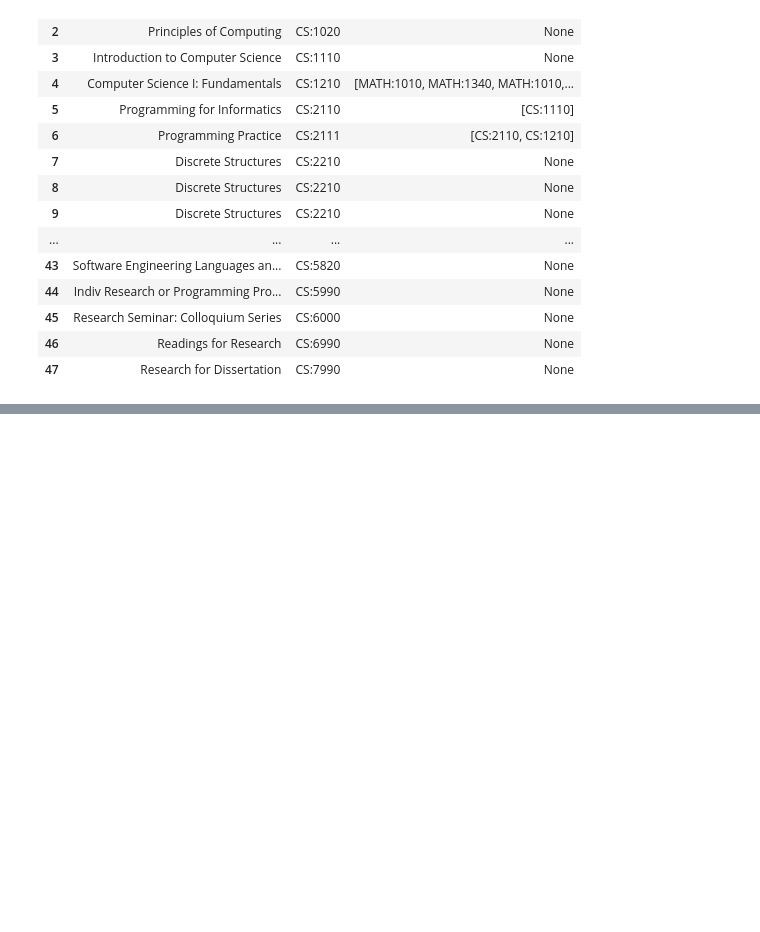
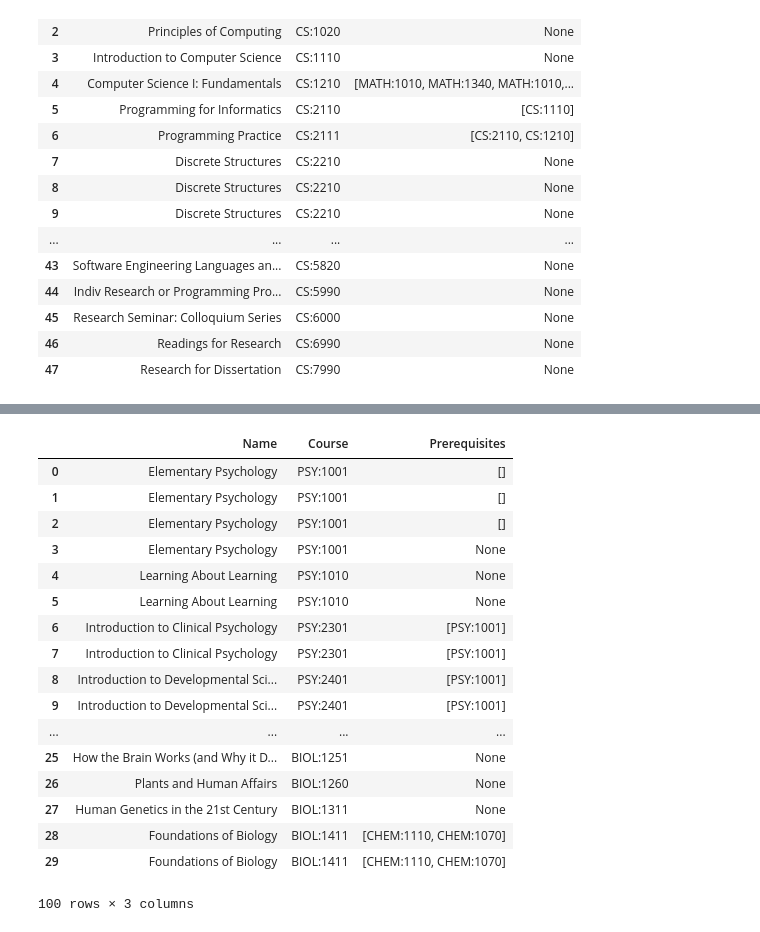
Before and after one commit to ryan-p-larson/hackathon, a Jupyter notebook: notebooks/03-format-classes.ipynb, the cells around one changed output, grey strips where cells are left out. Drawn from its saved outputs; the diff is of its cells as text; code cells hidden in the pictures; blank space fills up the shorter version.

```diff
--- a/notebooks/03-format-classes.ipynb
+++ b/notebooks/03-format-classes.ipynb
@@ -19,7 +19,9 @@ def format_name(x):
 def format_prereqs(prereq):
     if (prereq == None):
         return None
-    elif (prereq.startswith('None')):
+    elif (type(prereq) != str):
+        prereq = str(prereq)
+    elif prereq.startswith('None'):
         return None
 
     words = prereq.split()
@@ -75,3 +77,14 @@ CS:5710:0AAA Minimum Fee Hours
 | 45 | Research Seminar: Colloquium Series | CS:6000 | None |
 | 46 | Readings for Research | CS:6990 | None |
 | 47 | Research for Dissertation | CS:7990 | None |
+# %%
+data_frames = []
+for i in ['PSY', 'BIO']:#departments:
+    # hold all of the class dependencies
+    class_df = get_department_df(i)
+
+    # add to dataframes
+    data_frames.append(class_df)
+
+all_classes = pd.concat(data_frames)
+all_classes.head()
@@ -77,0 +115,21 @@ CS:5710:0AAA Minimum Fee Hours
+# %%
+ all_classes.head(100)
+# %% [output]
+|  | Name | Course | Prerequisites |
+| 0 | Elementary Psychology | PSY:1001 | [] |
+| 1 | Elementary Psychology | PSY:1001 | [] |
+| 2 | Elementary Psychology | PSY:1001 | [] |
+| 3 | Elementary Psychology | PSY:1001 | None |
+| 4 | Learning About Learning | PSY:1010 | None |
+| 5 | Learning About Learning | PSY:1010 | None |
+| 6 | Introduction to Clinical Psychology | PSY:2301 | [PSY:1001] |
+| 7 | Introduction to Clinical Psychology | PSY:2301 | [PSY:1001] |
+| 8 | Introduction to Developmental Sci... | PSY:2401 | [PSY:1001] |
+| 9 | Introduction to Developmental Sci... | PSY:2401 | [PSY:1001] |
+| ... | ... | ... | ... |
+| 25 | How the Brain Works (and Why it D... | BIOL:1251 | None |
+| 26 | Plants and Human Affairs | BIOL:1260 | None |
+| 27 | Human Genetics in the 21st Century | BIOL:1311 | None |
+| 28 | Foundations of Biology | BIOL:1411 | [CHEM:1110, CHEM:1070] |
+| 29 | Foundations of Biology | BIOL:1411 | [CHEM:1110, CHEM:1070] |
+100 rows × 3 columns
```
Also changed, not shown: parts of 1 cell of this notebook.
